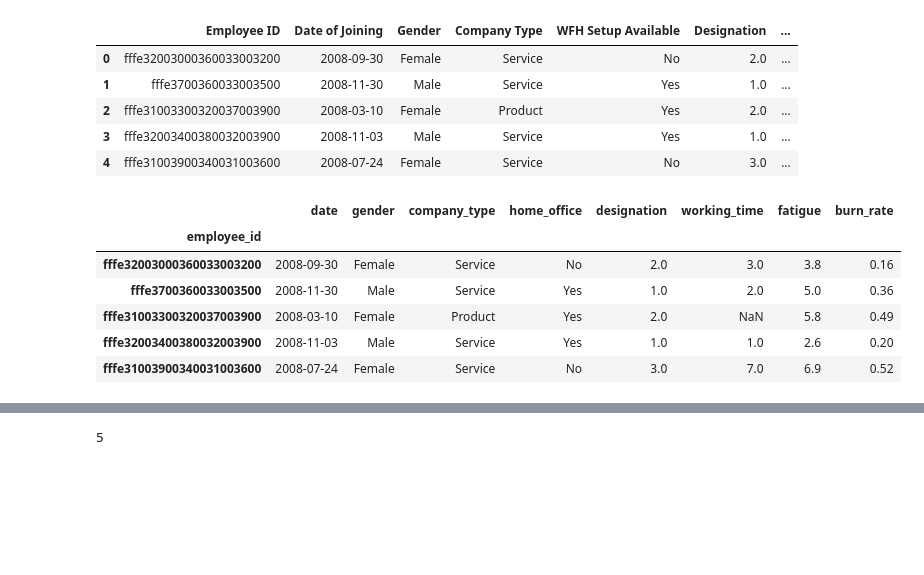
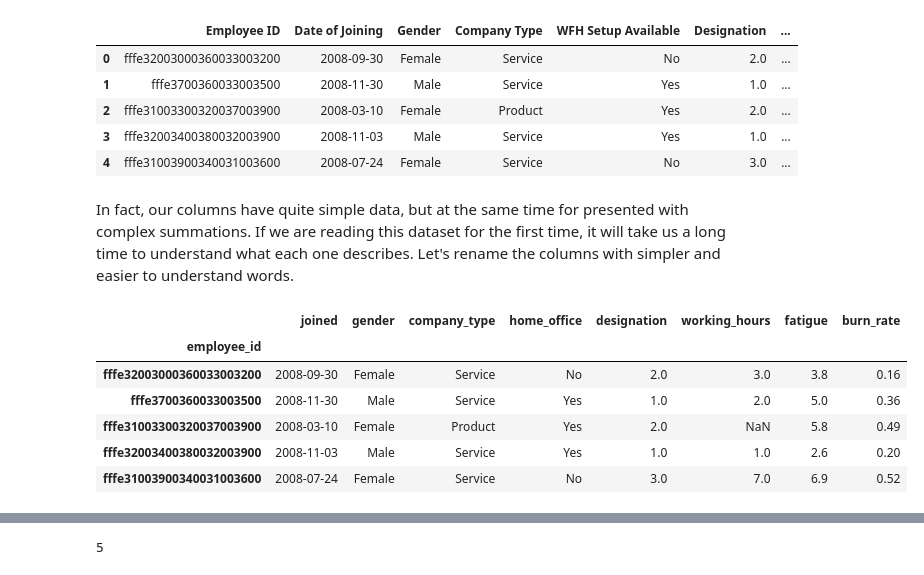
Before and after one commit to Vselenis/Data-Science-June-2022, a Jupyter notebook: Project/Project.ipynb, the cells around one changed output, grey strips where cells are left out. Cells and saved outputs as stored; diff of their text form; code cells hidden in the pictures; blank space fills up the shorter version.

```diff
--- a/Project/Project.ipynb
+++ b/Project/Project.ipynb
@@ -57,14 +56,16 @@ employes_data.head()
 | 2 | fffe31003300320037003900 | 2008-03-10 | Female | Product | Yes | 2.0 | ... |
 | 3 | fffe32003400380032003900 | 2008-11-03 | Male | Service | Yes | 1.0 | ... |
 | 4 | fffe31003900340031003600 | 2008-07-24 | Female | Service | No | 3.0 | ... |
+# %% [markdown]
+In fact, our columns have quite simple data, but at the same time for presented with complex summations. If we are reading this dataset for the first time, it will take us a long time to understand what each one describes. Let's rename the columns with simpler and easier to understand words.
 # %%
-column_names = ["employee_id","date","gender","company_type","home_office","designation","working_time","fatigue","burn_rate"]
+column_names = ["employee_id","joined","gender","company_type","home_office","designation","working_hours","fatigue","burn_rate"]
 employes_data.columns = column_names
 employes_data.index = employes_data["employee_id"]
 employes_data.drop("employee_id", axis=1, inplace= True)
 employes_data.head()
 # %% [output]
-|  | date | gender | company_type | home_office | designation | working_time | fatigue | burn_rate |
+|  | joined | gender | company_type | home_office | designation | working_hours | fatigue | burn_rate |
 | employee_id |  |  |  |  |  |  |  |  |
 | fffe32003000360033003200 | 2008-09-30 | Female | Service | No | 2.0 | 3.0 | 3.8 | 0.16 |
 | fffe3700360033003500 | 2008-11-30 | Male | Service | Yes | 1.0 | 2.0 | 5.0 | 0.36 |
```
Also changed, not shown: parts of 37 cells of this notebook.
